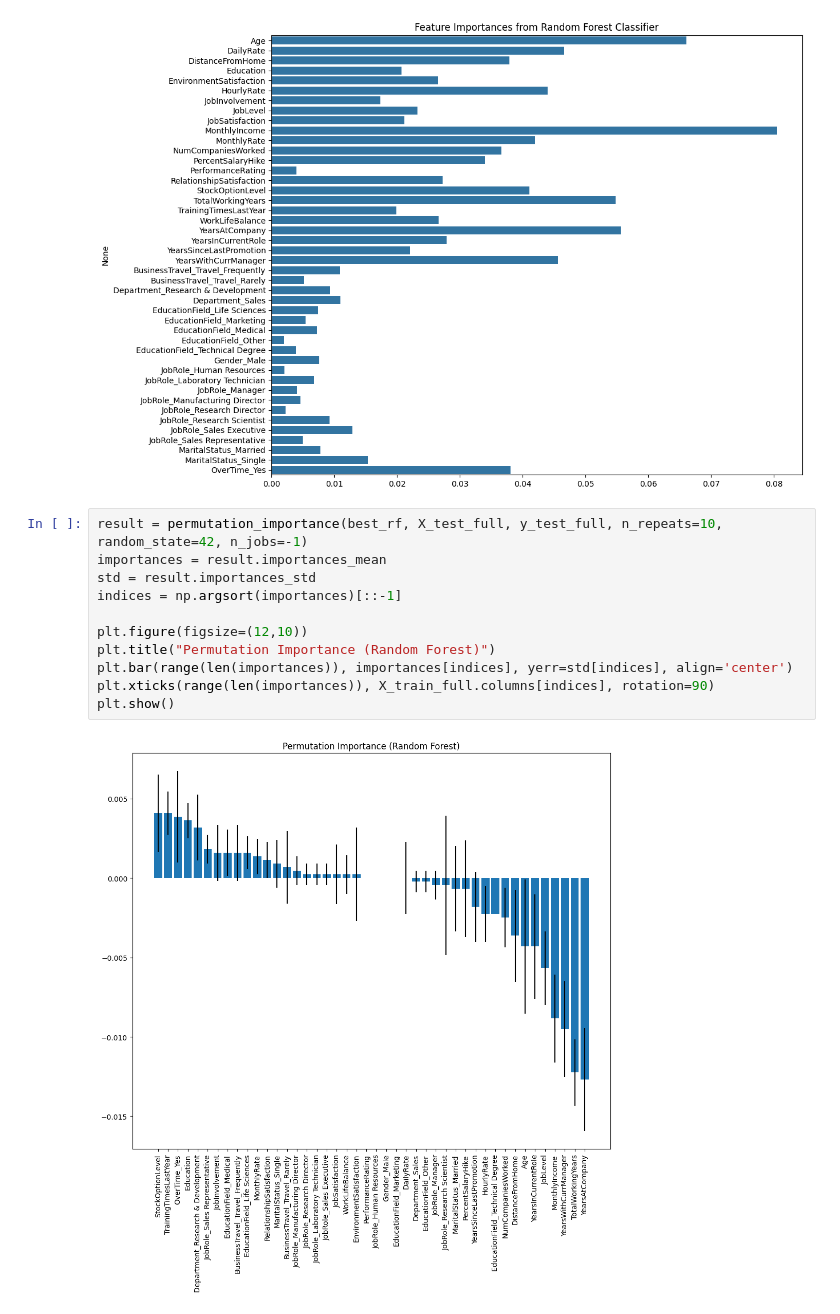
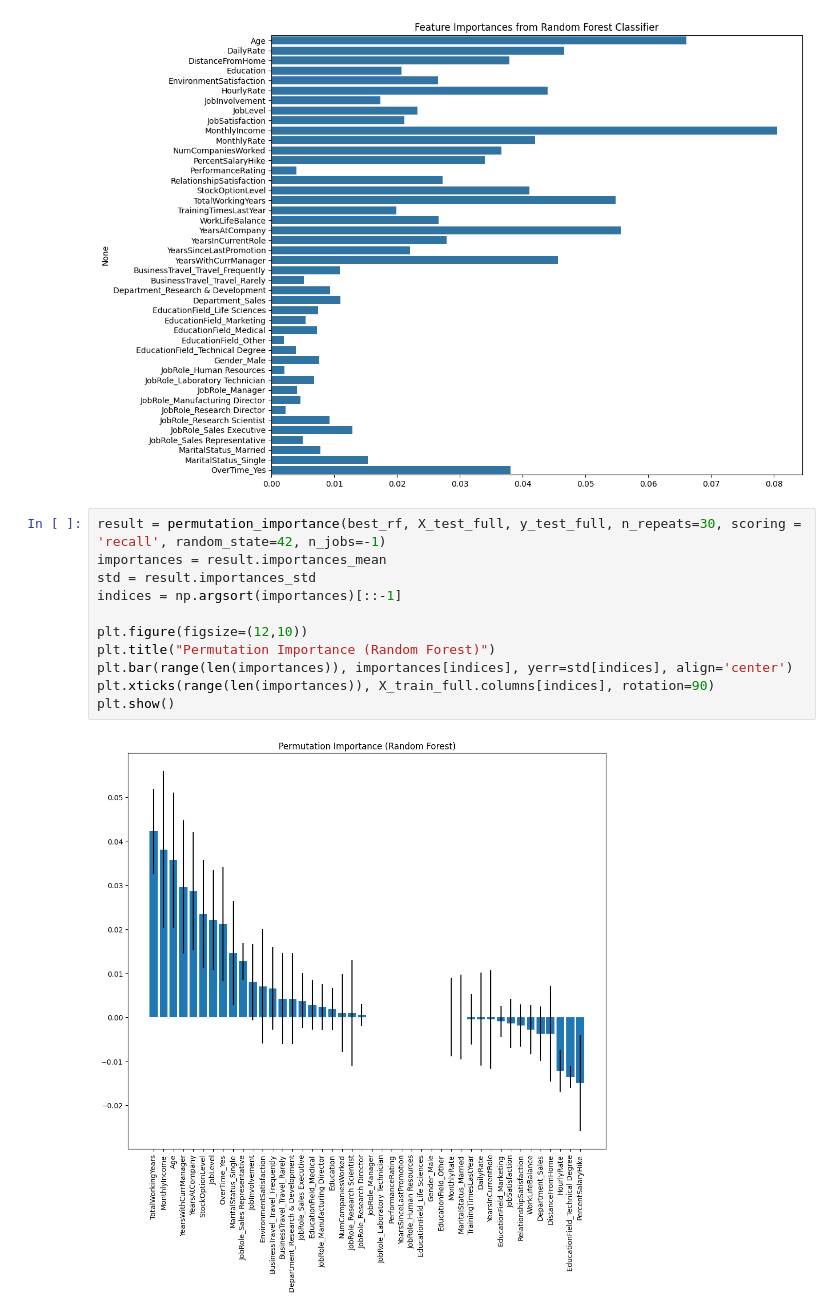
Before and after one commit to lpkennedy6062/Job_Attrition_Predictive_Model, a Jupyter notebook: runthrough.ipynb, the cells around one changed output. Drawn from its saved outputs; the diff is of its cells as text.

```diff
--- a/runthrough.ipynb
+++ b/runthrough.ipynb
@@ -524,18 +550,18 @@ plt.show()
 # %% [output]
 [figure]
 # %%
-result = permutation_importance(best_rf, X_test_full, y_test_full, n_repeats=10, random_state=42, n_jobs=-1)
+result = permutation_importance(best_rf, X_test_full, y_test_full, n_repeats=30, scoring = 'recall', random_state=42, n_jobs=-1)
 importances = result.importances_mean
 std = result.importances_std
 indices = np.argsort(importances)[::-1]
 
 plt.figure(figsize=(12,10))
 plt.title("Permutation Importance (Random Forest)")
 plt.bar(range(len(importances)), importances[indices], yerr=std[indices], align='center')
 plt.xticks(range(len(importances)), X_train_full.columns[indices], rotation=90)
 plt.show()
 # %% [output]
-[figure, old version]
+[figure, new version]
 # %%
 results = {"Model": [
         "Set 1: Time/Experience",
```
Also changed, not shown: parts of 2 cells of this notebook.
